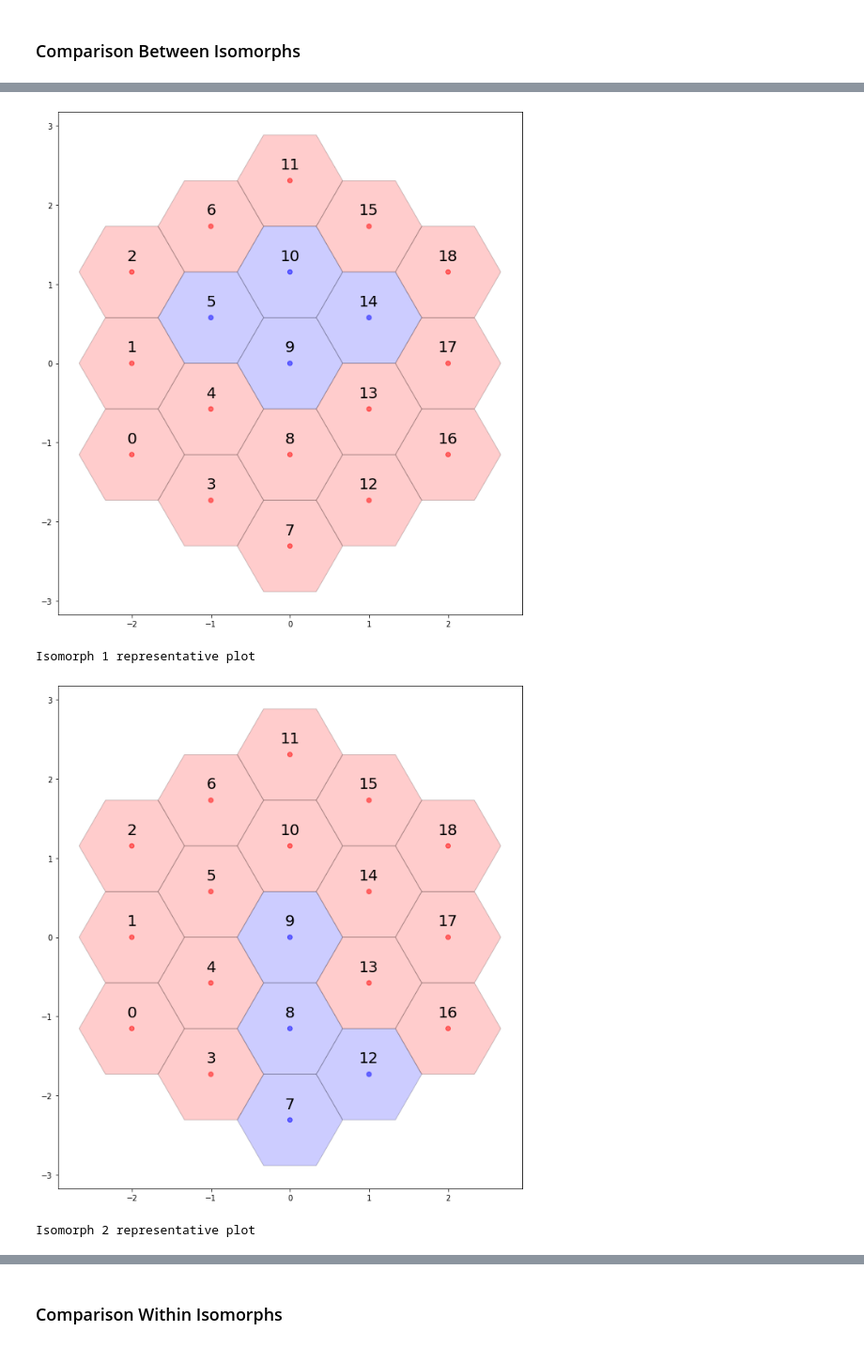
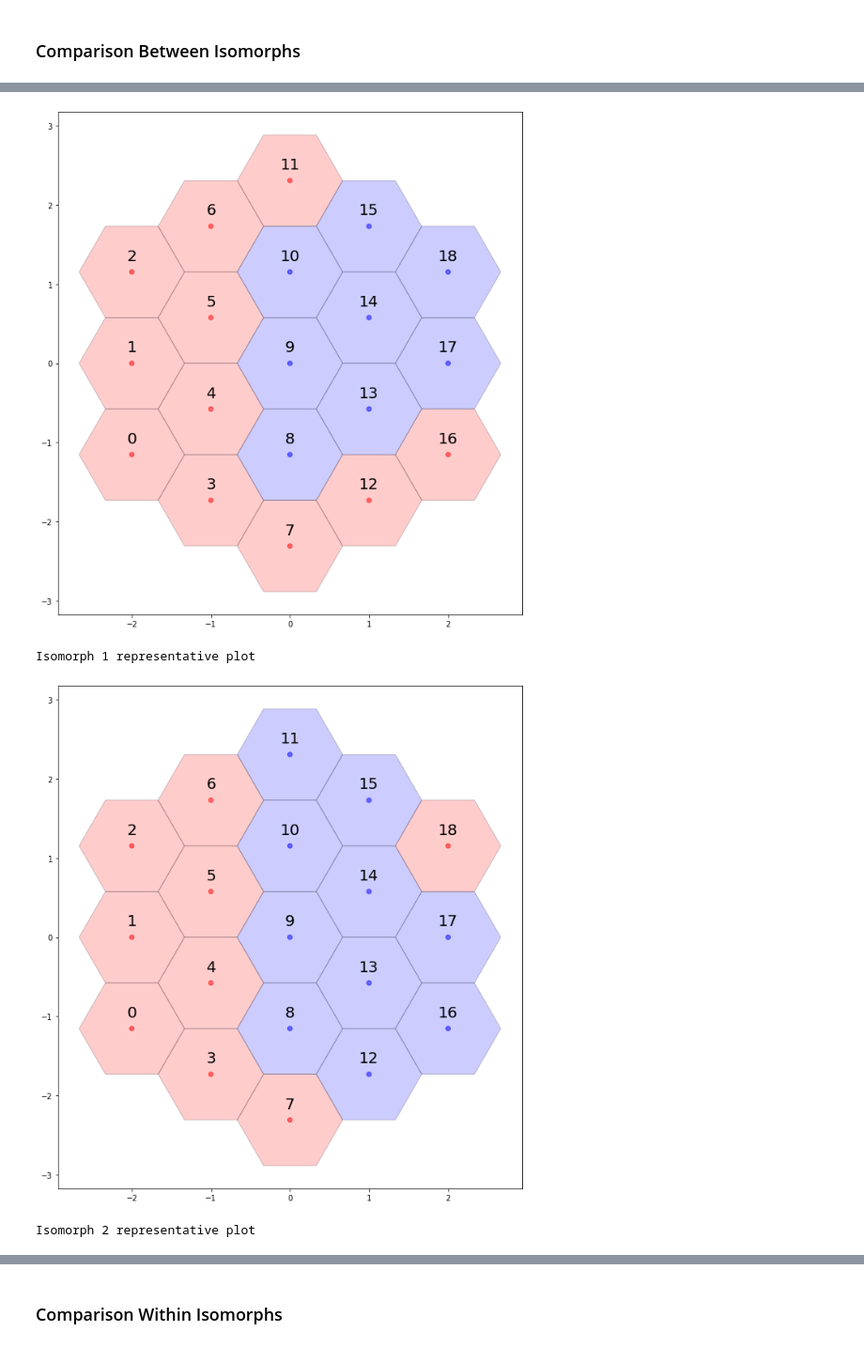
Before and after one commit to martinventer/supreme-lamp, a Jupyter notebook: Hex_mesh_MCMC_isomporphs.ipynb, the cells around one changed output, grey strips where cells are left out. Shown at 94% size. Saved outputs shown, nothing was run; the diff lists cells and outputs as text; code cells hidden in the pictures.

```diff
--- a/Hex_mesh_MCMC_isomporphs.ipynb
+++ b/Hex_mesh_MCMC_isomporphs.ipynb
@@ -133,7 +135,7 @@ This problem boils down to a from M choose N style problem.
 ## Find Isomprphs at Depth N
 Find the isomrphs at depth N
 # %%
-depth = 4
+depth = 10
 runs = 100
 isomorohs_at_n = Mesher.find_all_isomorphs(
     mesh_graph,
@@ -150,7 +152,7 @@ Found 3 Isomprphs at Depth 4 after 100 runs, 44 unique
 # %% [markdown]
 ### Comparison Between Isomorphs
 # %%
-for iso_id, isolist in isomorohs_at_n.items():
+for iso_id, isolist in list(isomorohs_at_n.items())[:3]:
     print("Isomorph {} representative plot".format(iso_id))
     subnet = Mesher.get_active_sub_network(mesh_graph, active=isolist[0])
     Mesher.plot_network(subnet)
@@ -164,11 +166,11 @@ Isomorph 2 representative plot
 # %%
-for iso_id, isolist in isomorohs_at_n.items():
+for iso_id, isolist in list(isomorohs_at_n.items())[:3]:
     print("Isomorph {} representative plot".format(iso_id))
     subnet = Mesher.get_active_sub_network(mesh_graph, active=isolist[0])
     Mesher.plot_hex(myMesh, active=isolist[0])
 # %% [output]
 Isomorph 0 representative plot
-[figure, old version]
+[figure, new version]
 Isomorph 1 representative plot
-[figure, old version]
+[figure, new version]
 Isomorph 2 representative plot
```
Also changed, not shown: parts of 14 cells of this notebook, 1 other file.
